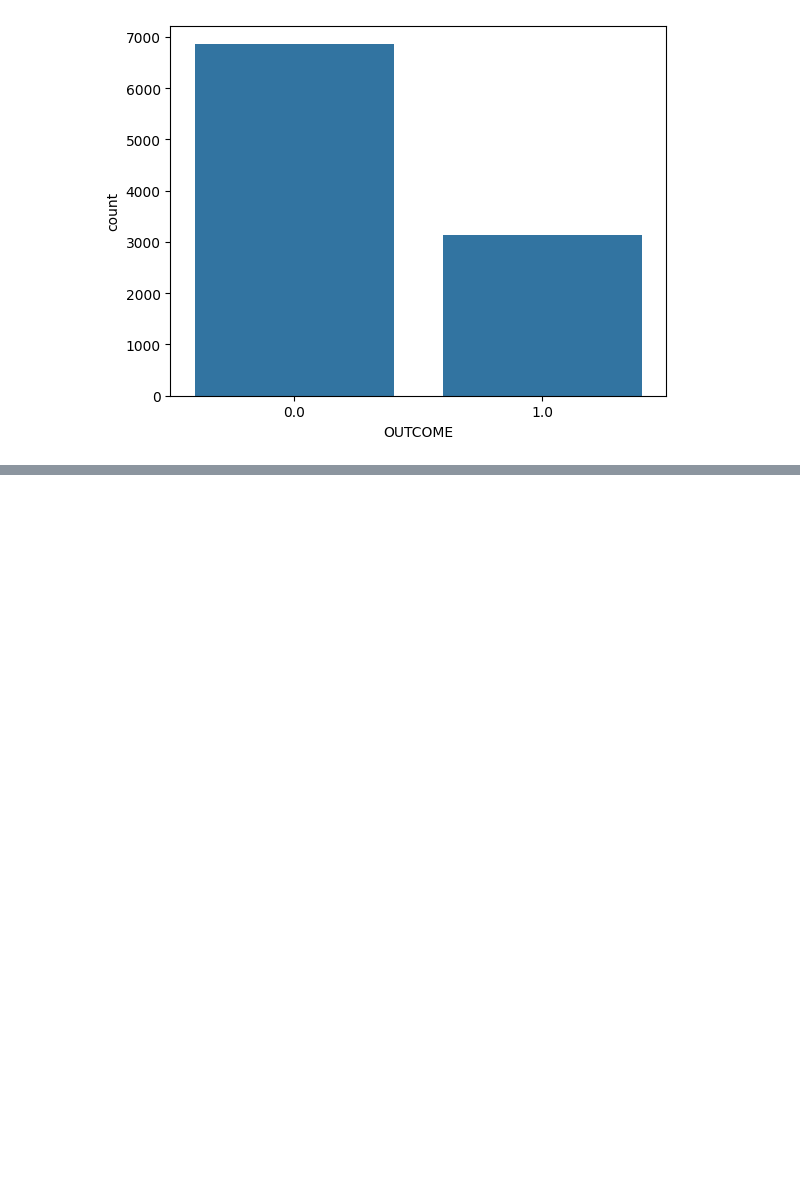
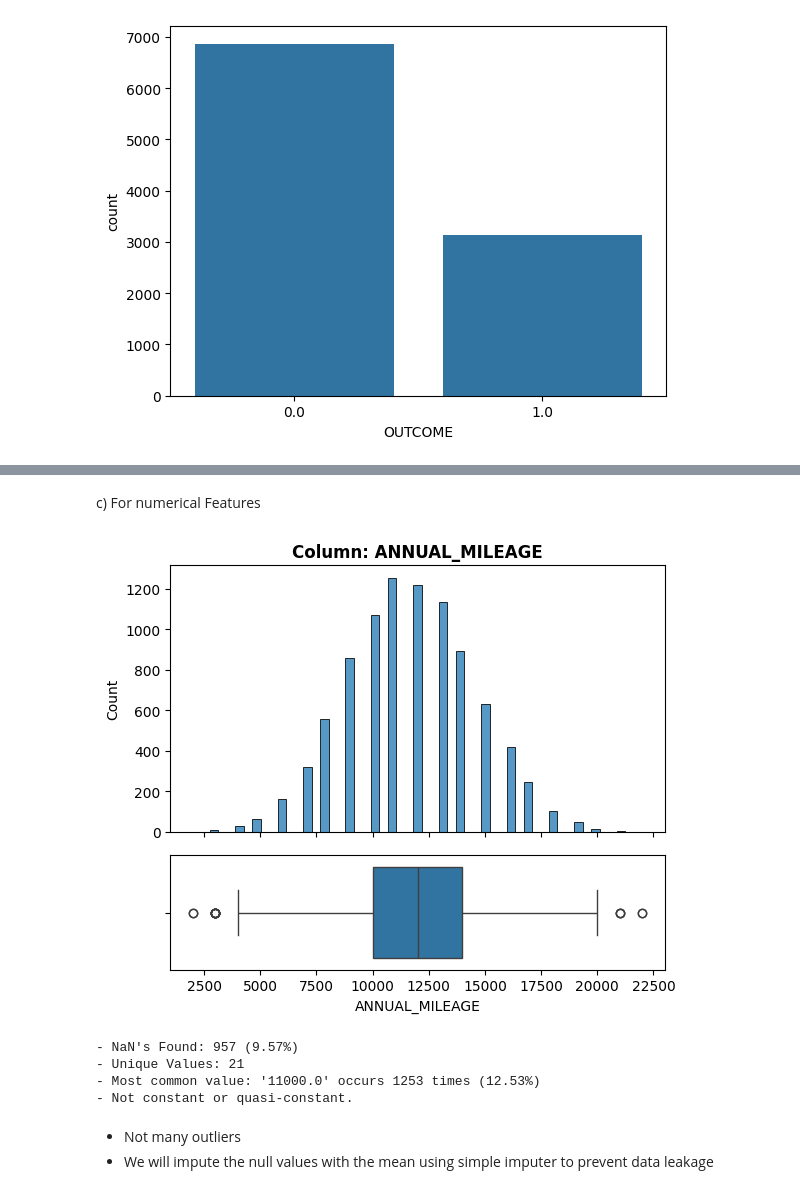
Before and after one commit to Khalil-Salama/Car_insurance-_claim, a Jupyter notebook: Insurance_car_claim.ipynb, the cells around one changed output, grey strips where cells are left out. Saved outputs shown, nothing was run; the diff lists cells and outputs as text; code cells hidden in the pictures; blank space fills up the shorter version.

```diff
--- a/Insurance_car_claim.ipynb
+++ b/Insurance_car_claim.ipynb
@@ -543,0 +633,15 @@ sns.countplot(data=df, x='OUTCOME');
+# %% [markdown]
+c) For numerical Features
+# %%
+### Visualizing annualmileage
+feature= 'ANNUAL_MILEAGE'
+explore_numeric(df,feature);
+# %% [output]
+[figure, added]
+- NaN's Found: 957 (9.57%)
+- Unique Values: 21
+- Most common value: '11000.0' occurs 1253 times (12.53%)
+- Not constant or quasi-constant.
+# %% [markdown]
+- Not many outliers
+- We will impute the null values with the mean using simple imputer to prevent data leakage
```
Also changed, not shown: parts of 16 cells of this notebook.
